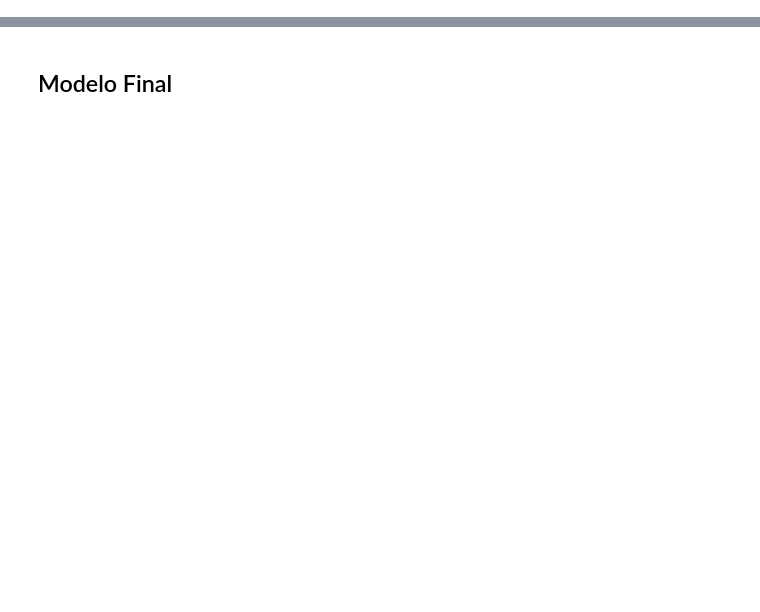
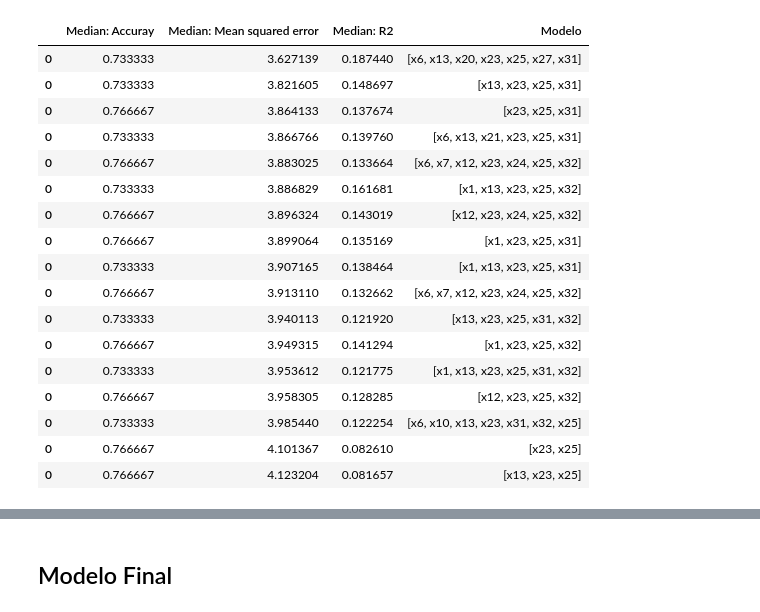
Before and after one commit to mcuscagua/Competencia, a Jupyter notebook: Continuous/TestModelSelected.ipynb, the cells around one changed output, grey strips where cells are left out. Cells and saved outputs as stored; diff of their text form; code cells hidden in the pictures; blank space fills up the shorter version.

```diff
--- a/Continuous/TestModelSelected.ipynb
+++ b/Continuous/TestModelSelected.ipynb
@@ -72,2 +76,4 @@ modelToProof.append(['x13','x23','x25'])
 # %%
 modelToProof.append(['x23','x25'])
+# %%
+modelToProof.append(['x6','x10','x13','x23','x31','x32','x25'])
@@ -73,0 +138,21 @@ modelToProof.append(['x23','x25'])
+# %%
+resultados.sort_values('Median: Mean squared error')
+# %% [output]
+|  | Median: Accuray | Median: Mean squared error | Median: R2 | Modelo |
+| 0 | 0.733333 | 3.627139 | 0.187440 | [x6, x13, x20, x23, x25, x27, x31] |
+| 0 | 0.733333 | 3.821605 | 0.148697 | [x13, x23, x25, x31] |
+| 0 | 0.766667 | 3.864133 | 0.137674 | [x23, x25, x31] |
+| 0 | 0.733333 | 3.866766 | 0.139760 | [x6, x13, x21, x23, x25, x31] |
+| 0 | 0.766667 | 3.883025 | 0.133664 | [x6, x7, x12, x23, x24, x25, x32] |
+| 0 | 0.733333 | 3.886829 | 0.161681 | [x1, x13, x23, x25, x32] |
+| 0 | 0.766667 | 3.896324 | 0.143019 | [x12, x23, x24, x25, x32] |
+| 0 | 0.766667 | 3.899064 | 0.135169 | [x1, x23, x25, x31] |
+| 0 | 0.733333 | 3.907165 | 0.138464 | [x1, x13, x23, x25, x31] |
+| 0 | 0.766667 | 3.913110 | 0.132662 | [x6, x7, x12, x23, x24, x25, x32] |
+| 0 | 0.733333 | 3.940113 | 0.121920 | [x13, x23, x25, x31, x32] |
+| 0 | 0.766667 | 3.949315 | 0.141294 | [x1, x23, x25, x32] |
+| 0 | 0.733333 | 3.953612 | 0.121775 | [x1, x13, x23, x25, x31, x32] |
+| 0 | 0.766667 | 3.958305 | 0.128285 | [x12, x23, x25, x32] |
+| 0 | 0.733333 | 3.985440 | 0.122254 | [x6, x10, x13, x23, x31, x32, x25] |
+| 0 | 0.766667 | 4.101367 | 0.082610 | [x23, x25] |
+| 0 | 0.766667 | 4.123204 | 0.081657 | [x13, x23, x25] |
```
Also changed, not shown: parts of 20 cells of this notebook, 9 other files.
